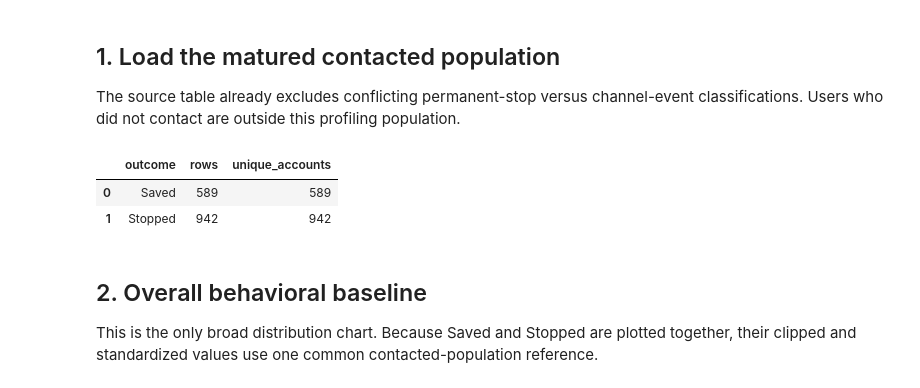
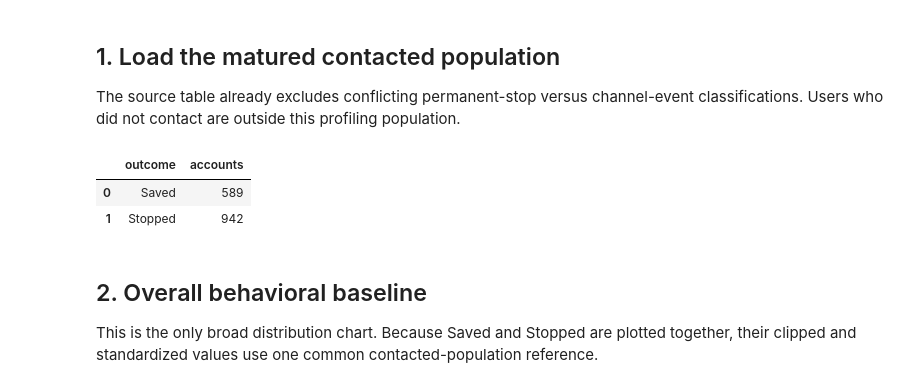
Before and after one commit to ying-gannett/stop_save_pChurn, a Jupyter notebook: src/notebooks/EDA_v2.ipynb, the cells around one changed output. Cells and saved outputs as stored; diff of their text form; code cells hidden in the pictures.

```diff
--- a/src/notebooks/EDA_v2.ipynb
+++ b/src/notebooks/EDA_v2.ipynb
@@ -56,9 +59,6 @@ TABLE_DIR = PROJECT_ROOT / "src" / "notebooks" / "tables" / "behavior_v2"
 PROJECT_ID = "gannett-datascience"
 TABLE_ID = "gannett-datascience.test_results_zone.ss_test_result_v3-2"
 
-ID_COL = "billing_account"
-OUTCOME_COL = "outcome"
-OUTCOMES = ("Saved", "Stopped")
 NUMERIC_FIELDS = [
     "frequency",
     "breadth",
@@ -152,19 +140,17 @@ if empty_metrics:
     raise ValueError(f"Metrics contain no observations: {empty_metrics}")
 # %%
 population_check = (
-    df_action.groupby(OUTCOME_COL, observed=True)
-    .agg(
-        rows=(ID_COL, "size"),
-        unique_accounts=(ID_COL, "nunique"),
-    )
+    df_action.groupby(OUTCOME_COL, observed=True)[ID_COL]
+    .nunique()
     .reindex(OUTCOMES)
+    .rename("accounts")
     .reset_index()
 )
 display(population_check)
 # %% [output]
-|  | outcome | rows | unique_accounts |
-| 0 | Saved | 589 | 589 |
-| 1 | Stopped | 942 | 942 |
+|  | outcome | accounts |
+| 0 | Saved | 589 |
+| 1 | Stopped | 942 |
 # %% [markdown]
 ## 2. Overall behavioral baseline
 
```
Also changed, not shown: parts of 9 cells of this notebook, 2 other files.
